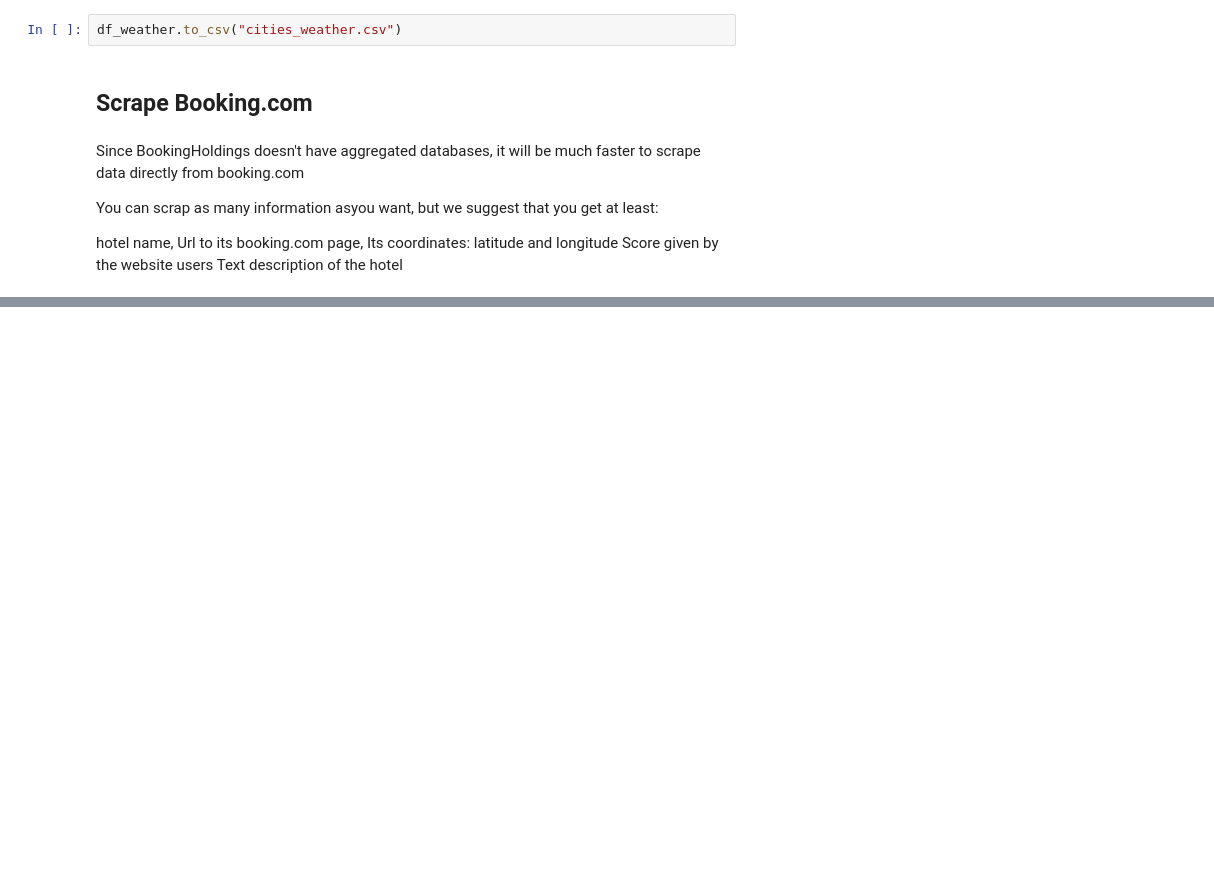
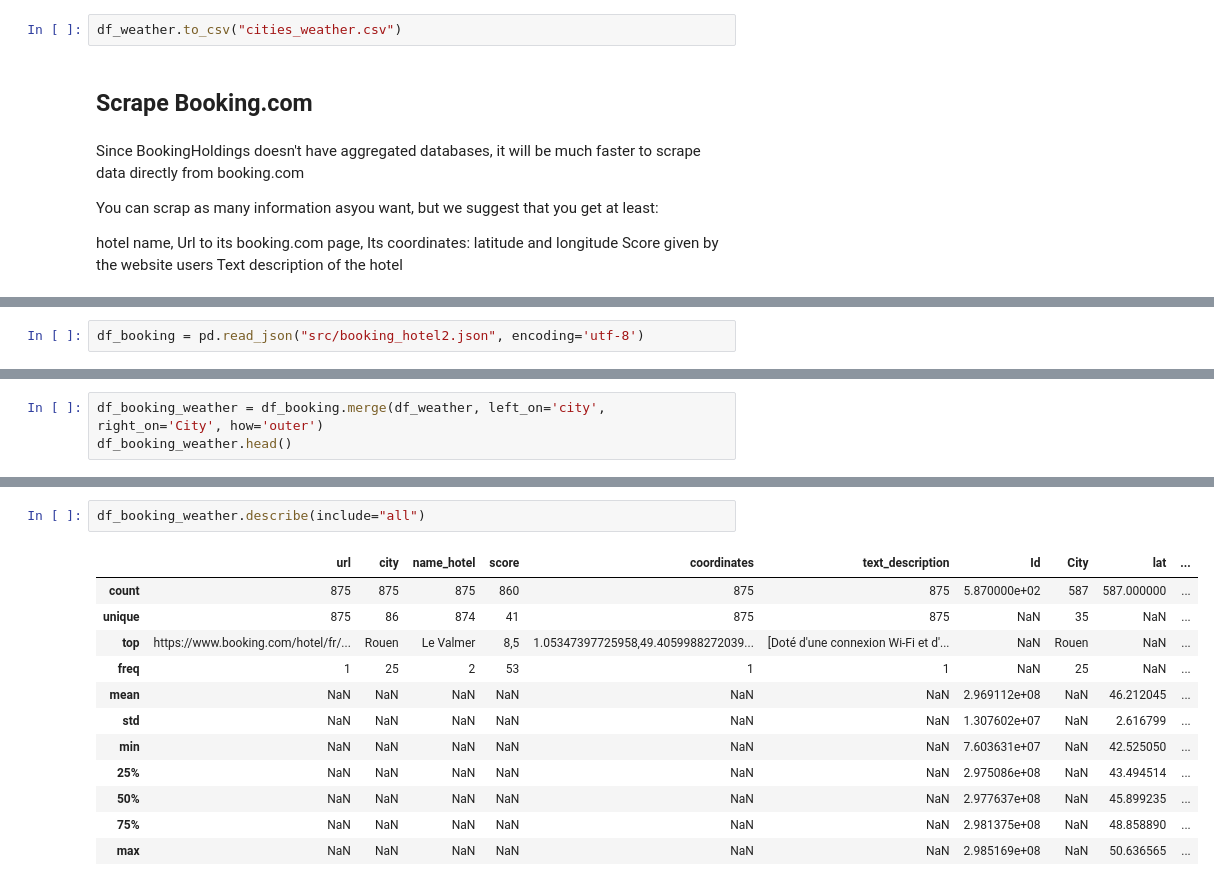
Before and after one commit to Stylomines/Plan_your_trip_with_Kayak, a Jupyter notebook: Kayak.ipynb, the cells around one changed output, grey strips where cells are left out. Drawn from its saved outputs; the diff is of its cells as text; blank space fills up the shorter version.

```diff
--- a/Kayak.ipynb
+++ b/Kayak.ipynb
@@ -324,0 +321,2 @@ book = pd.read_json("src/booking.json", encoding='utf-8')
+# %%
+df_booking = pd.read_json("src/booking_hotel2.json", encoding='utf-8')
@@ -324,0 +357,3 @@ book = pd.read_json("src/booking.json", encoding='utf-8')
+# %%
+df_booking_weather = df_booking.merge(df_weather, left_on='city', right_on='City', how='outer')
+df_booking_weather.head()
@@ -324,0 +367,15 @@ book = pd.read_json("src/booking.json", encoding='utf-8')
+# %%
+df_booking_weather.describe(include="all")
+# %% [output]
+|  | url | city | name_hotel | score | coordinates | text_description | Id | City | lat | ... |
+| count | 875 | 875 | 875 | 860 | 875 | 875 | 5.870000e+02 | 587 | 587.000000 | ... |
+| unique | 875 | 86 | 874 | 41 | 875 | 875 | NaN | 35 | NaN | ... |
+| top | https://www.booking.com/hotel/fr/... | Rouen | Le Valmer | 8,5 | 1.05347397725958,49.4059988272039... | [Doté d'une connexion Wi-Fi et d'... | NaN | Rouen | NaN | ... |
+| freq | 1 | 25 | 2 | 53 | 1 | 1 | NaN | 25 | NaN | ... |
+| mean | NaN | NaN | NaN | NaN | NaN | NaN | 2.969112e+08 | NaN | 46.212045 | ... |
+| std | NaN | NaN | NaN | NaN | NaN | NaN | 1.307602e+07 | NaN | 2.616799 | ... |
+| min | NaN | NaN | NaN | NaN | NaN | NaN | 7.603631e+07 | NaN | 42.525050 | ... |
+| 25% | NaN | NaN | NaN | NaN | NaN | NaN | 2.975086e+08 | NaN | 43.494514 | ... |
+| 50% | NaN | NaN | NaN | NaN | NaN | NaN | 2.977637e+08 | NaN | 45.899235 | ... |
+| 75% | NaN | NaN | NaN | NaN | NaN | NaN | 2.981375e+08 | NaN | 48.858890 | ... |
+| max | NaN | NaN | NaN | NaN | NaN | NaN | 2.985169e+08 | NaN | 50.636565 | ... |
```
Also changed, not shown: parts of 17 cells of this notebook, 7 other files.
